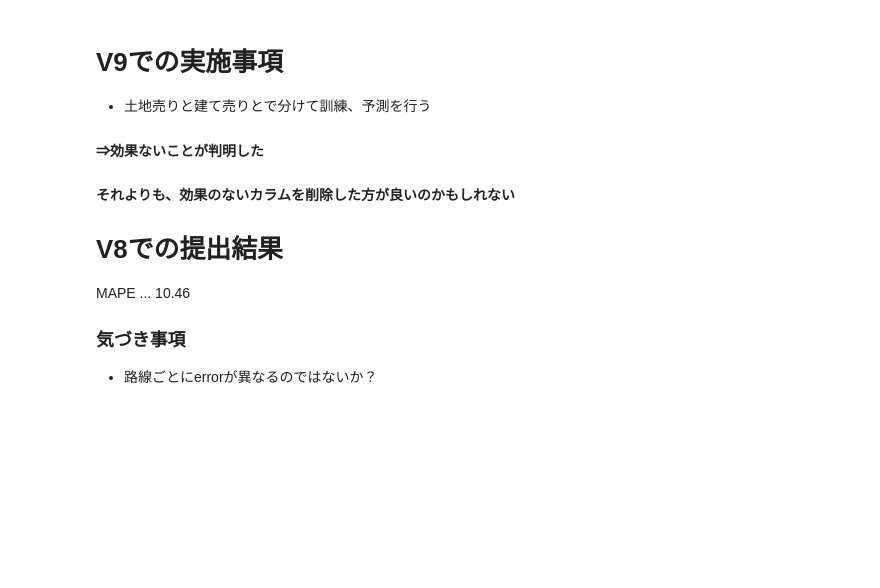
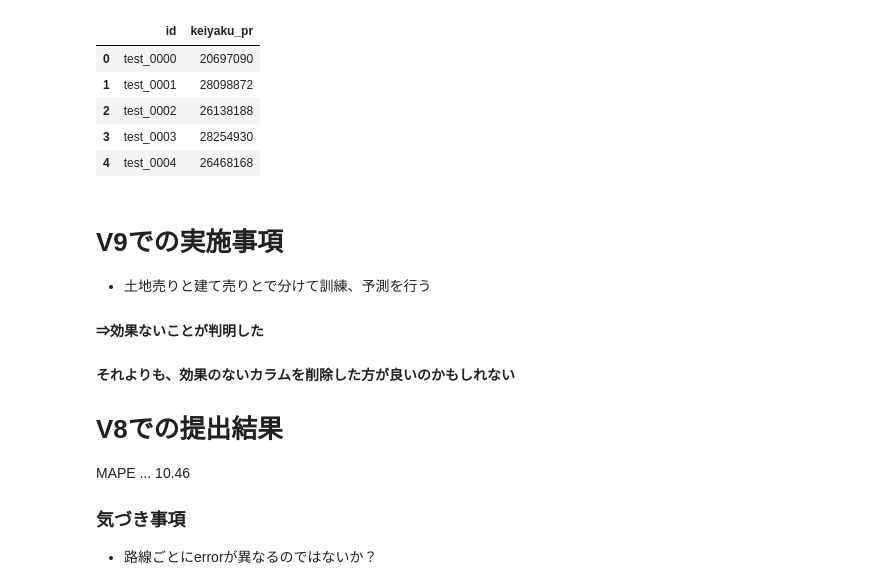
Before and after one commit to Satoshi-Kamakura/SIGNATE, a Jupyter notebook: competition1/Outlier-Survey-V11.ipynb, the cells around one changed output. Saved outputs shown, nothing was run; the diff lists cells and outputs as text; code cells hidden in the pictures; blank space fills up the shorter version.

```diff
--- a/competition1/Outlier-Survey-V11.ipynb
+++ b/competition1/Outlier-Survey-V11.ipynb
@@ -0,0 +35,21 @@
+# %%
+error = []
+models = []
+for i in range(20):
+    s = np.random.randint(2143486417,high=None)
+    X_train, X_eval, Y_train, Y_eval = train_test_split( train_x, train_y, train_size=0.8, test_size=0.2, random_state = s)
+
+    x_train = X_train.drop(['id','pj_no'],axis=1)
+    y_train = Y_train.drop(['id'],axis=1)
+    x_eval = X_eval.drop(['id','pj_no'],axis=1)
+
+    model = XGBRegressor(**params, seed=19711022, n_jobs=-1)
+    model.fit(x_train, y_train )
+    pred = model.predict(x_eval)
+
+    e = mean_absolute_percentage_error(Y_eval['keiyaku_pr'].values, pred)
+
+    d = (s, e)
+    print(d)
+    error.append(d)
+    models.append(model)
@@ -0,0 +77,18 @@
+# %%
+test_x = pd.read_csv("data/processed_test_goto_x_v11.csv")
+x_test = test_x.drop(['id','pj_no'],axis=1)
+
+model = models[0]
+ans = model.predict(x_test)
+
+submit = pd.DataFrame(test_x[['id']])
+submit['keiyaku_pr']=pd.Series(ans).astype(np.int64)
+# %%
+submit.head()
+# %% [output]
+|  | id | keiyaku_pr |
+| 0 | test_0000 | 20697090 |
+| 1 | test_0001 | 28098872 |
+| 2 | test_0002 | 26138188 |
+| 3 | test_0003 | 28254930 |
+| 4 | test_0004 | 26468168 |
```
Also changed, not shown: parts of 4 cells of this notebook, 2 other files.
